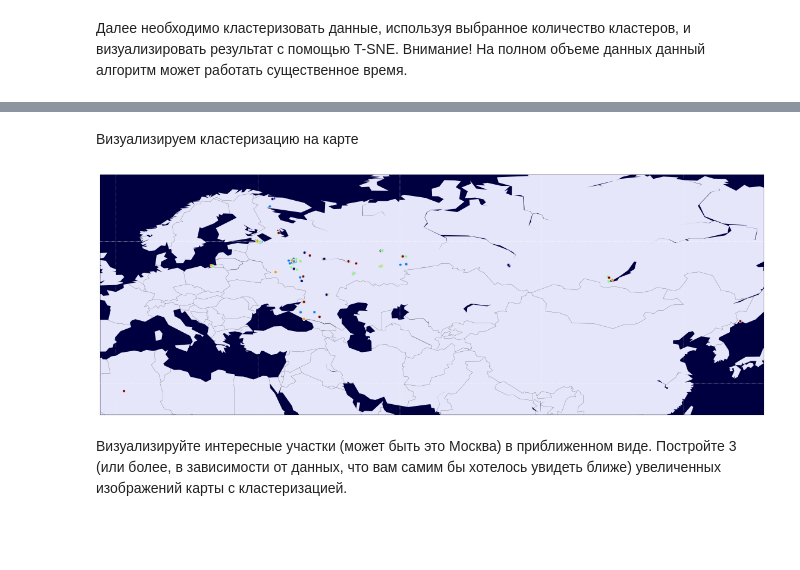
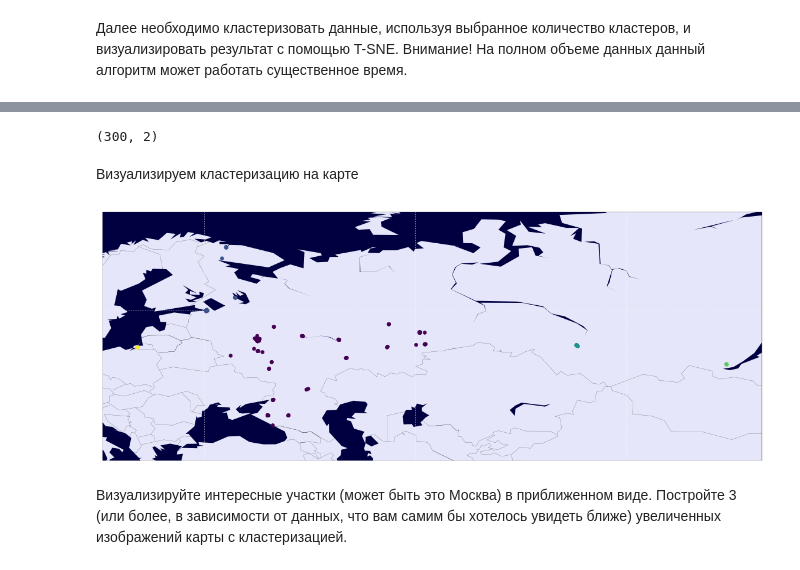
Before and after one commit to pansershrek/Datamining2, a Jupyter notebook: hw2_Skiba.ipynb, the cells around one changed output, grey strips where cells are left out. Saved outputs shown, nothing was run; the diff lists cells and outputs as text; code cells hidden in the pictures; blank space fills up the shorter version.

```diff
--- a/hw2_Skiba.ipynb
+++ b/hw2_Skiba.ipynb
@@ -300,13 +334,17 @@ Adjusted Rand index for iris is: 1.00
 
 **Критерий качества необходимо выбрать таким образом, чтобы он подходил для реализованного алгоритма**
 # %%
+
 def quality(x, y):
     def dist(first,second):
         sum = 0
-        if (np.equal(first,second)).min():
-            return 0
-        for i in xrange(int(first.shape[0])):
-            sum+=(first[i]-second[i])**2
+        #if (np.equal(first,second)).min():
+        #    return 0
+        #for i in xrange(int(first.shape[0])):
+        #    sum+=(first[i]-second[i])**2
+        mid = first - second
+        mid = mid * mid
+        sum = int(mid.sum())
         return sum**0.5
     """
     Implement quality criterion of your choice
@@ -375,11 +401,12 @@ array([[  55.657941,   37.751574],
 # %%
 ks = range(2, 21)
 criteria = np.zeros(len(ks))
-x = x[:100]
+y = []
+X = x[:100]
 for i, k in enumerate(ks):
     cls = Clustering()
-    y = cls.fit_predict(x,y,'single',k)
-    criteria[i] = quality(x, y)
+    y = cls.fit_predict(X,y,'single',k)
+    criteria[i] = quality(X, y)
 
 pl.figure(figsize=(8, 6))
 pl.plot(ks, criteria)
@@ -394,7 +421,8 @@ pl.show()
 Далее необходимо кластеризовать данные, используя выбранное количество кластеров, и визуализировать результат с помощью T-SNE. Внимание! На полном объеме данных данный алгоритм может работать существенное время.
 # %%
 k = 5
+X = x[:300]
 cls = Clustering()
-y = cls.fit_predict(x,y,'single',k)
+y = cls.fit_predict(X,y,'single',k)
 y
 # %% [output]
@@ -406,21 +443,26 @@ array([0, 0, 0, 0, 1, 1, 0, 0, 0, 0, 1, 0, 0, 0, 0, 0, 0, 1, 0, 0, 0, 0, 0,
+# %%
+X.shape
+# %% [output]
+(300, 2)
 # %% [markdown]
 Визуализируем кластеризацию на карте
 # %%
+
 pl.figure(figsize=(20,12))
 
-m = bm.Basemap(projection='cyl', llcrnrlat=min(x[:, 0]) - 5, urcrnrlat=max(x[:, 0]) + 5, llcrnrlon=min(x[:, 1]) - 5, urcrnrlon=max(x[:, 1]) + 5, resolution='c')
+m = bm.Basemap(projection='cyl', llcrnrlat=min(X[:, 0]) - 5, urcrnrlat=max(X[:, 0]) + 5, llcrnrlon=min(X[:, 1]) - 5, urcrnrlon=max(X[:, 1]) + 5, resolution='c')
 
 m.drawcountries(linewidth=0.2)
 m.fillcontinents(color='lavender', lake_color='#000040')
 m.drawmapboundary(linewidth=0.2, fill_color='#000040')
 m.drawparallels(np.arange(-90,90,30),labels=[0,0,0,0], color='white', linewidth=0.5)
 m.drawmeridians(np.arange(0,360,30),labels=[0,0,0,0], color='white', linewidth=0.5)
 
-m.scatter(x[:, 1], x[:,0], c=y, zorder=10)
+m.scatter(X[:, 1], X[:,0], c=y, zorder=10)
 
 pl.show()
 # %% [output]
-[figure, old version]
+[figure, new version]
 # %% [markdown]
 Визуализируйте интересные участки (может быть это Москва) в приближенном виде. Постройте 3 (или более, в зависимости от данных, что вам самим бы хотелось увидеть ближе) увеличенных изображений карты с кластеризацией.
 # %%
```
Also changed, not shown: parts of 12 cells of this notebook.
